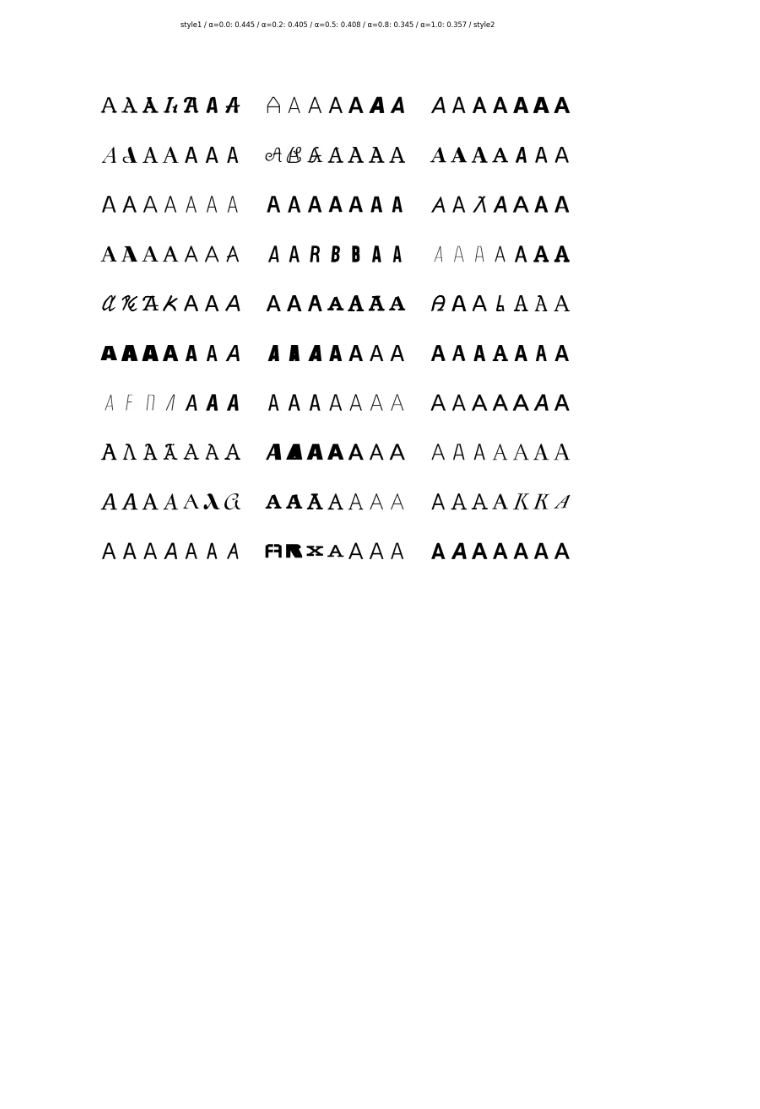
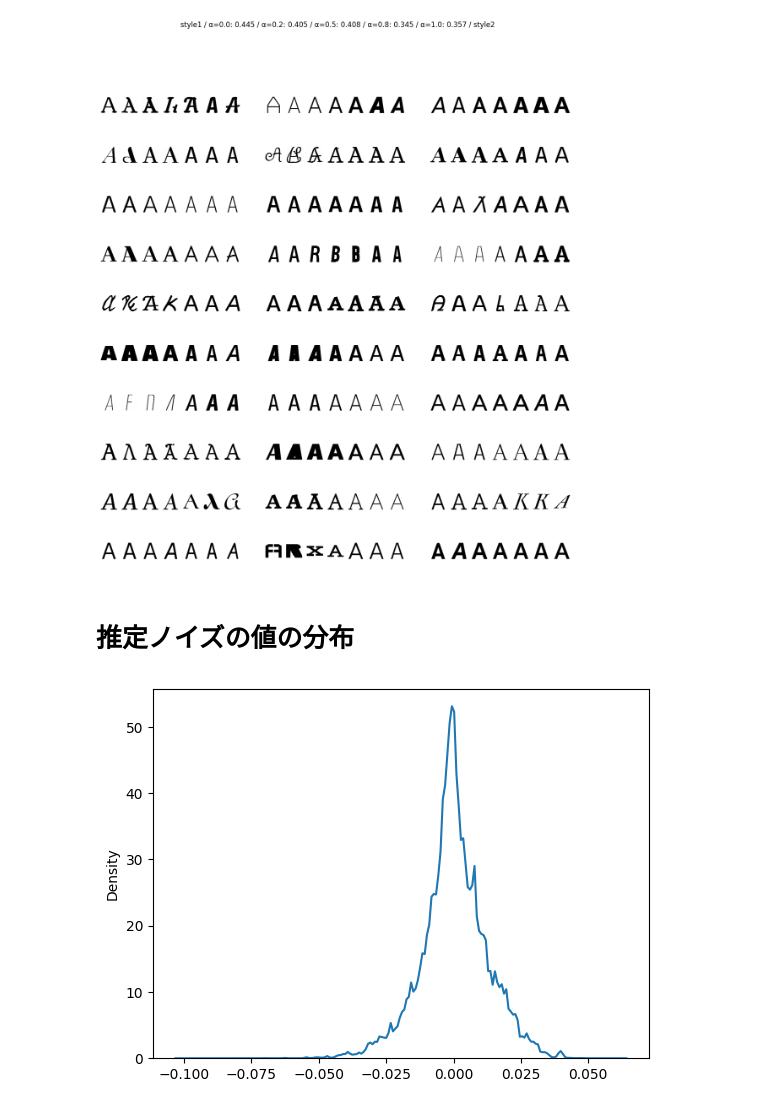
Before and after one commit to tetuomi/font-style-interpolation, a Jupyter notebook: style_interpolation.ipynb, the cells around one changed output. Drawn from its saved outputs; the diff is of its cells as text; code cells hidden in the pictures; blank space fills up the shorter version.

Commit message:
Visualize distribution of predicted noise value

```diff
--- a/style_interpolation.ipynb
+++ b/style_interpolation.ipynb
@@ -41,8 +42,8 @@ device = 'cuda'
 image_size = 64
 batch_size = 128
 
-# model_path = './weight/log14_C26_S1000_cfg_step_final.pth' # disentangle loss なし, 1000font, step:3e5
-model_path = './weight/log22_C26_S1000_cfg_step_final.pth' #
+model_path = './weight/log14_C26_S1000_cfg_step_final.pth' # disentangle loss なし, 1000font, step:3e5
+# model_path = './weight/log22_C26_S1000_cfg_step_final.pth' #
 
 channels = 1
 unet_dim = 32
@@ -616,3 +617,59 @@ fig.suptitle(title)
 plt.savefig(f"result/{os.path.basename(model_path).split('.')[0]}_emb_interpolate_id{style1.sum()}.png")
 # %% [output]
 [figure]
+# %% [markdown]
+# 推定ノイズの値の分布
+# %%
+b = 128
+style_scale = 3.
+class_scale = 3.
+x = torch.randn_like(torch.zeros((b, 1, image_size, image_size)), device=device)
+
+cond_noise_value = []
+nocond_noise_value = []
+scaled_noise_value = []
+diff_noise_value = []
+
+with torch.no_grad():
+    for _ in range(10):
+        for t_index in reversed(range(0, timesteps)):
+            t = torch.full((b,), t_index, device=device, dtype=torch.long)
+            style = torch.randint(0, num_style, (b,), device=device).long()
+            classes = torch.randint(0, 26, (b,), device=device).long()
+
+            betas_t = extract(betas, t, x.shape)
+            sqrt_one_minus_alphas_cumprod_t = extract(sqrt_one_minus_alphas_cumprod, t, x.shape)
+            sqrt_recip_alphas_t = extract(sqrt_recip_alphas, t, x.shape)
+
+            cond_noise = model(x, t, classes, style, class_drop_prob=0., style_drop_prob=0.)
+            nocond_noise = model(x, t, classes, style, class_drop_prob=1., style_drop_prob=1.)
+            scaled_noise = style_scale*(cond_noise - nocond_noise) + nocond_noise
+
+            x = sqrt_recip_alphas_t * (x - betas_t * scaled_noise / sqrt_one_minus_alphas_cumprod_t)
+
+            if t_index != 0:
+                posterior_variance_t = extract(posterior_variance, t, x.shape)
+                noise = torch.randn_like(x)
+                x = x + torch.sqrt(posterior_variance_t) * noise
+
+            if t_index == timesteps-1:
+                cond_noise_value.append(cond_noise.cpu().clone().detach().view(-1))
+                nocond_noise_value.append(nocond_noise.cpu().clone().detach().view(-1))
+                scaled_noise_value.append(scaled_noise.cpu().clone().detach().view(-1))
+                diff_noise_value.append((cond_noise - nocond_noise).cpu().clone().detach().view(-1))
+
+            break
+
+cond_noise_value = torch.cat(cond_noise_value)
+nocond_noise_value = torch.cat(nocond_noise_value)
+scaled_noise_value = torch.cat(scaled_noise_value)
+diff_noise_value = torch.cat(diff_noise_value)
+
+plt.figure()
+# sns.kdeplot(cond_noise_value, label='cond_noise')
+# sns.kdeplot(nocond_noise_value, label='nocond_noise')
+# sns.kdeplot(scaled_noise_value, label='scaled_noise')
+sns.kdeplot(diff_noise_value, label='diff_noise')
+plt.show()
+# %% [output]
+[figure, added]
```
Also changed, not shown: parts of 2 cells of this notebook.
